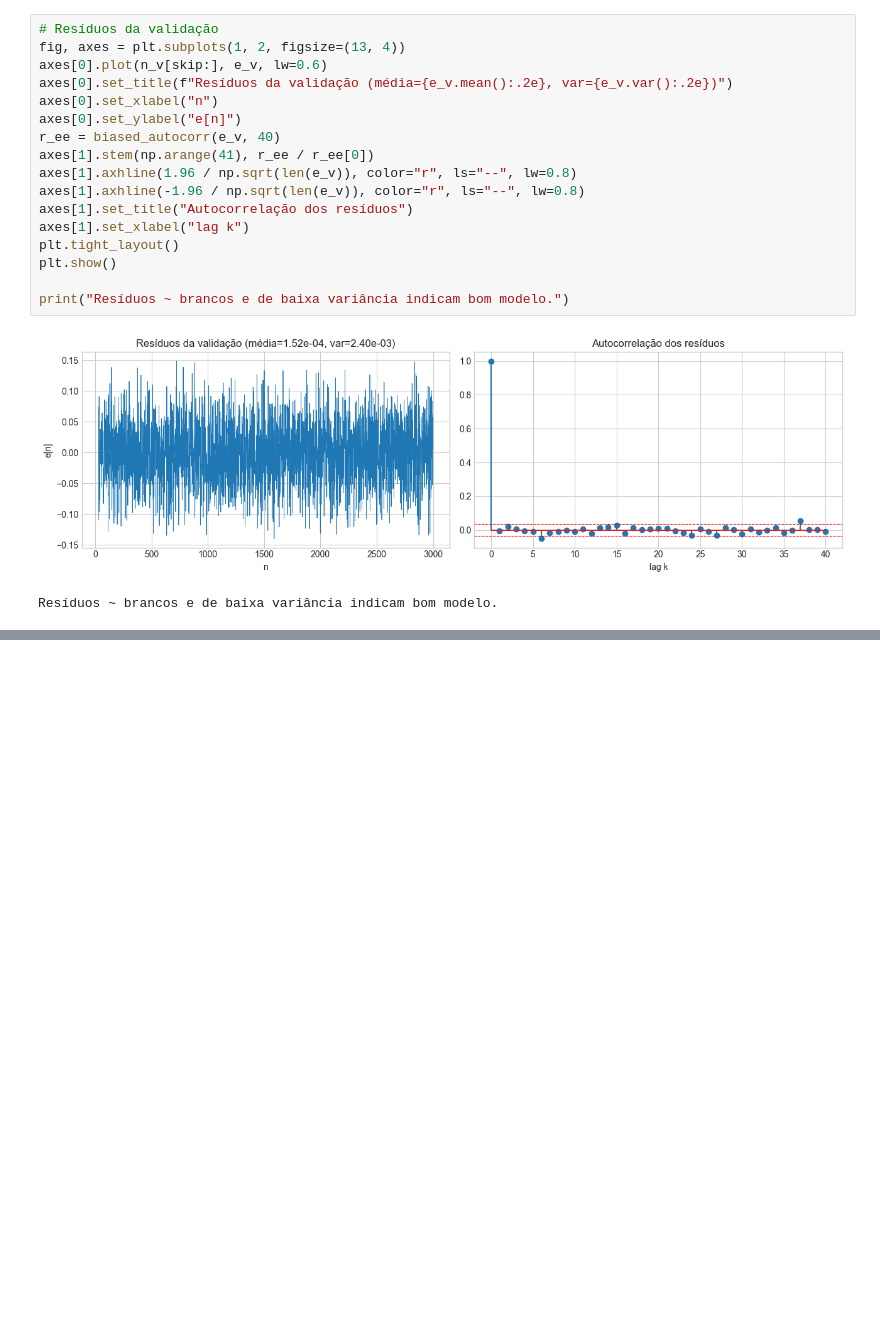
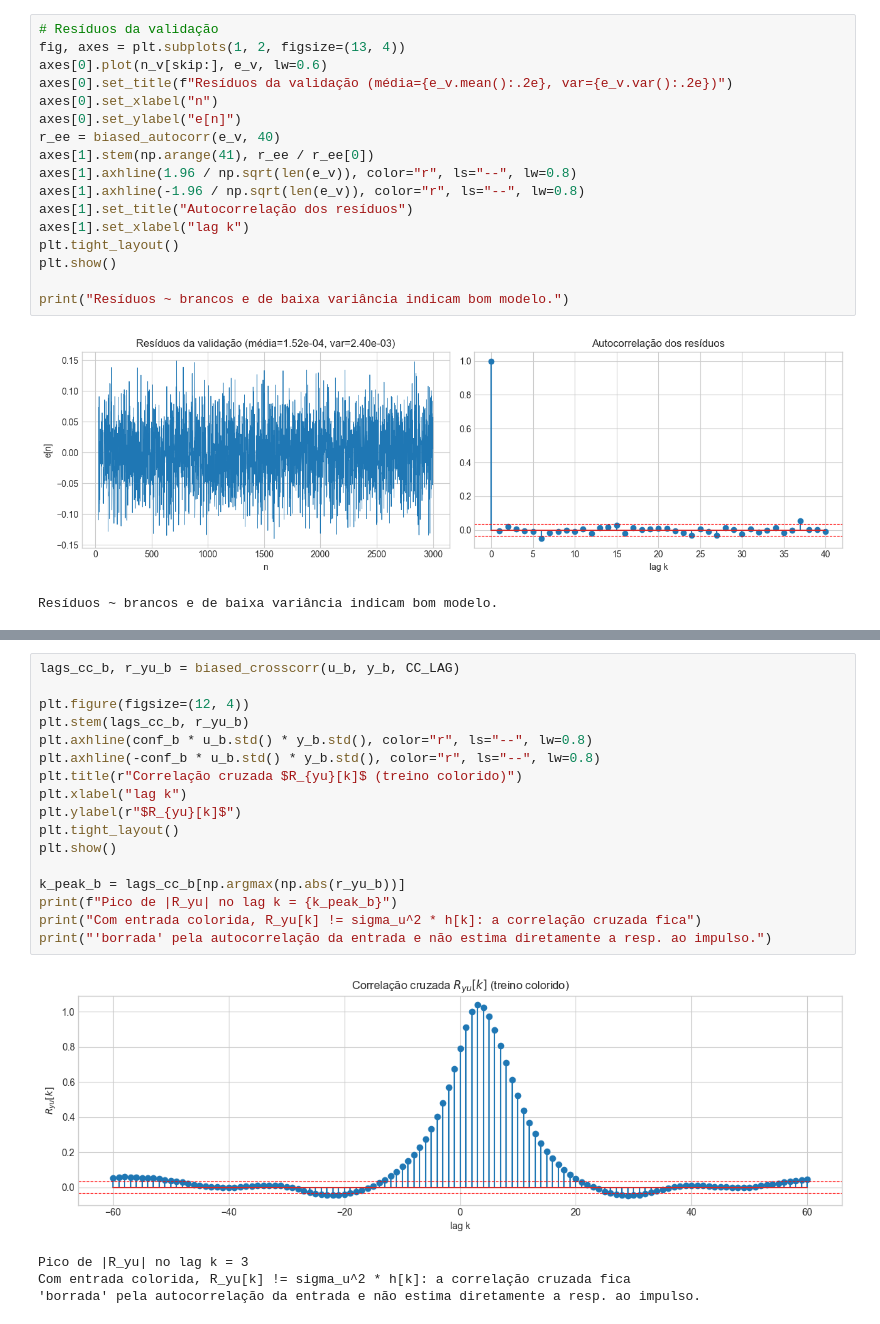
Before and after one commit to Jakson-Almeida/stochastic_processes, a Jupyter notebook: notebooks/resolucao_trabalho.ipynb, the cells around one changed output, grey strips where cells are left out. Saved outputs shown, nothing was run; the diff lists cells and outputs as text; blank space fills up the shorter version.

```diff
--- a/notebooks/resolucao_trabalho.ipynb
+++ b/notebooks/resolucao_trabalho.ipynb
@@ -414,0 +507,22 @@ Resíduos ~ brancos e de baixa variância indicam bom modelo.
+# %%
+lags_cc_b, r_yu_b = biased_crosscorr(u_b, y_b, CC_LAG)
+
+plt.figure(figsize=(12, 4))
+plt.stem(lags_cc_b, r_yu_b)
+plt.axhline(conf_b * u_b.std() * y_b.std(), color="r", ls="--", lw=0.8)
+plt.axhline(-conf_b * u_b.std() * y_b.std(), color="r", ls="--", lw=0.8)
+plt.title(r"Correlação cruzada $R_{yu}[k]$ (treino colorido)")
+plt.xlabel("lag k")
+plt.ylabel(r"$R_{yu}[k]$")
+plt.tight_layout()
+plt.show()
+
+k_peak_b = lags_cc_b[np.argmax(np.abs(r_yu_b))]
+print(f"Pico de |R_yu| no lag k = {k_peak_b}")
+print("Com entrada colorida, R_yu[k] != sigma_u^2 * h[k]: a correlação cruzada fica")
+print("'borrada' pela autocorrelação da entrada e não estima diretamente a resp. ao impulso.")
+# %% [output]
+[figure, added]
+Pico de |R_yu| no lag k = 3
+Com entrada colorida, R_yu[k] != sigma_u^2 * h[k]: a correlação cruzada fica
+'borrada' pela autocorrelação da entrada e não estima diretamente a resp. ao impulso.
```
Also changed, not shown: parts of 21 cells of this notebook.
